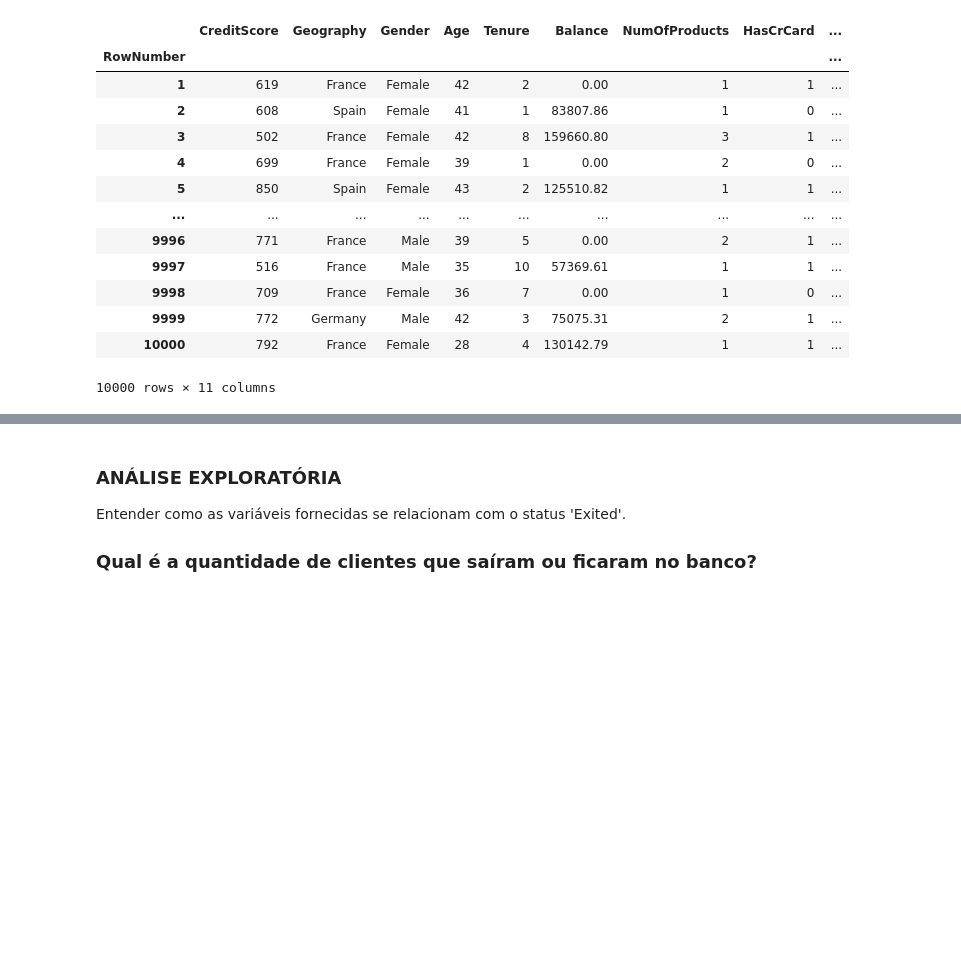
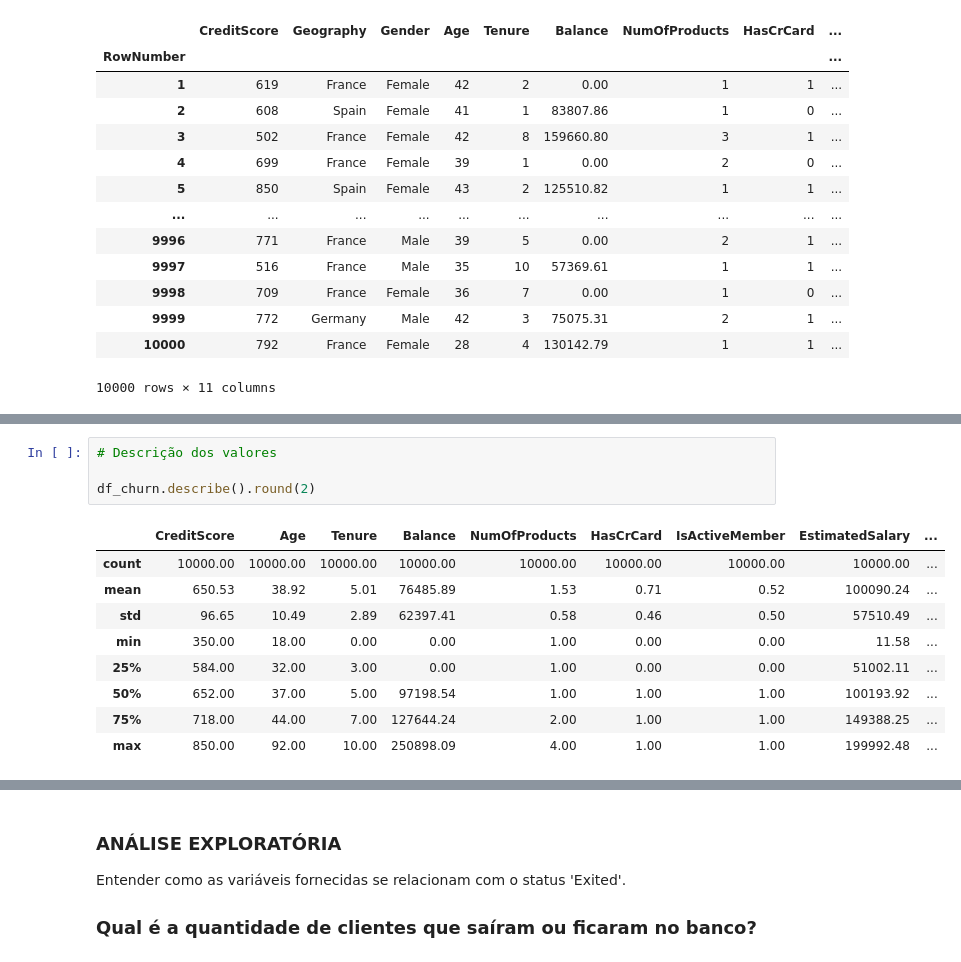
Before and after one commit to TiaErikaDev/ADA-SUZANO, a Jupyter notebook: [ADA]_Analise_Exploratoria_Dados_Churn_[FINAL].ipynb, the cells around one changed output, grey strips where cells are left out. Drawn from its saved outputs; the diff is of its cells as text; blank space fills up the shorter version.

```diff
--- a/[ADA]_Analise_Exploratoria_Dados_Churn_[FINAL].ipynb
+++ b/[ADA]_Analise_Exploratoria_Dados_Churn_[FINAL].ipynb
@@ -131,0 +168,14 @@ df_churn
+# %%
+# Descrição dos valores
+
+df_churn.describe().round(2)
+# %% [output]
+|  | CreditScore | Age | Tenure | Balance | NumOfProducts | HasCrCard | IsActiveMember | EstimatedSalary | ... |
+| count | 10000.00 | 10000.00 | 10000.00 | 10000.00 | 10000.00 | 10000.00 | 10000.00 | 10000.00 | ... |
+| mean | 650.53 | 38.92 | 5.01 | 76485.89 | 1.53 | 0.71 | 0.52 | 100090.24 | ... |
+| std | 96.65 | 10.49 | 2.89 | 62397.41 | 0.58 | 0.46 | 0.50 | 57510.49 | ... |
+| min | 350.00 | 18.00 | 0.00 | 0.00 | 1.00 | 0.00 | 0.00 | 11.58 | ... |
+| 25% | 584.00 | 32.00 | 3.00 | 0.00 | 1.00 | 0.00 | 0.00 | 51002.11 | ... |
+| 50% | 652.00 | 37.00 | 5.00 | 97198.54 | 1.00 | 1.00 | 1.00 | 100193.92 | ... |
+| 75% | 718.00 | 44.00 | 7.00 | 127644.24 | 2.00 | 1.00 | 1.00 | 149388.25 | ... |
+| max | 850.00 | 92.00 | 10.00 | 250898.09 | 4.00 | 1.00 | 1.00 | 199992.48 | ... |
```
Also changed, not shown: parts of 7 cells of this notebook.
